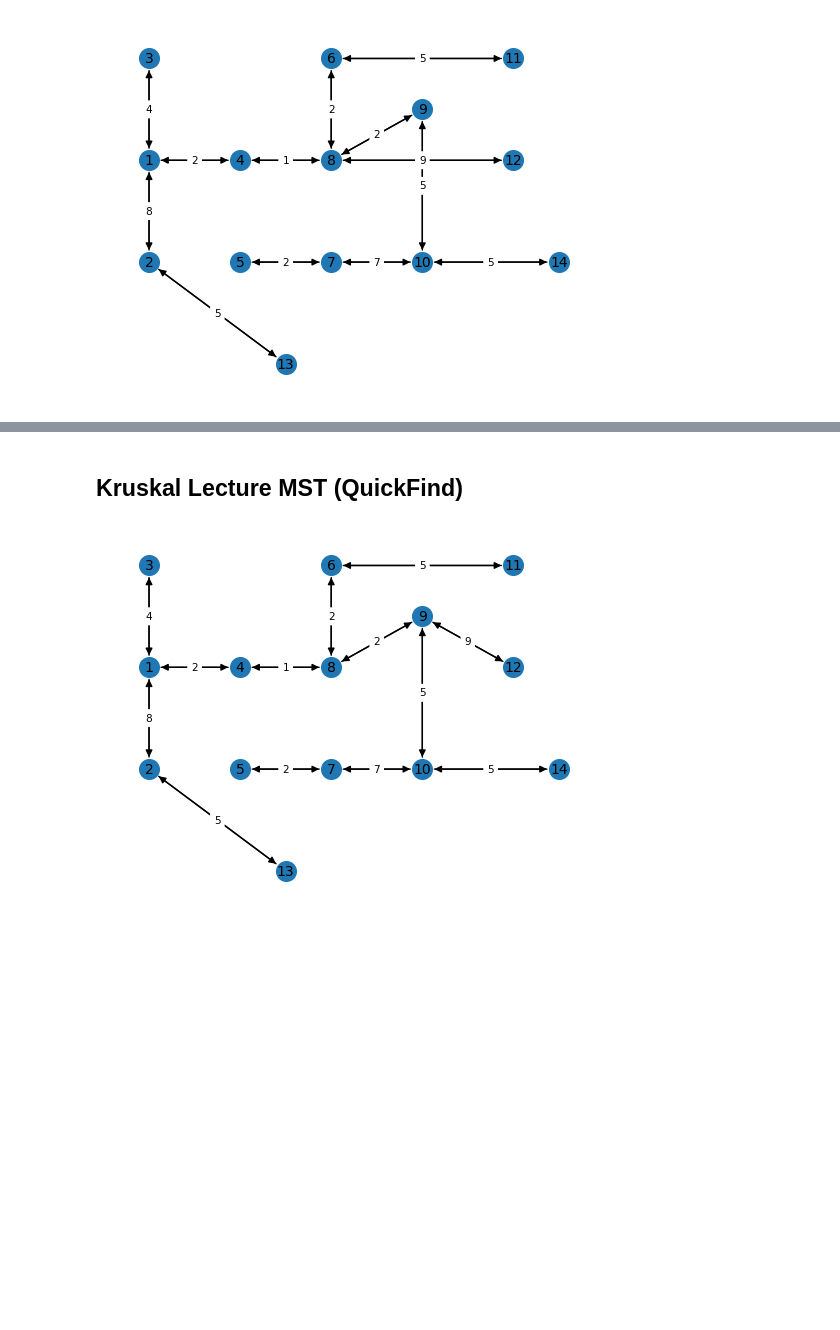
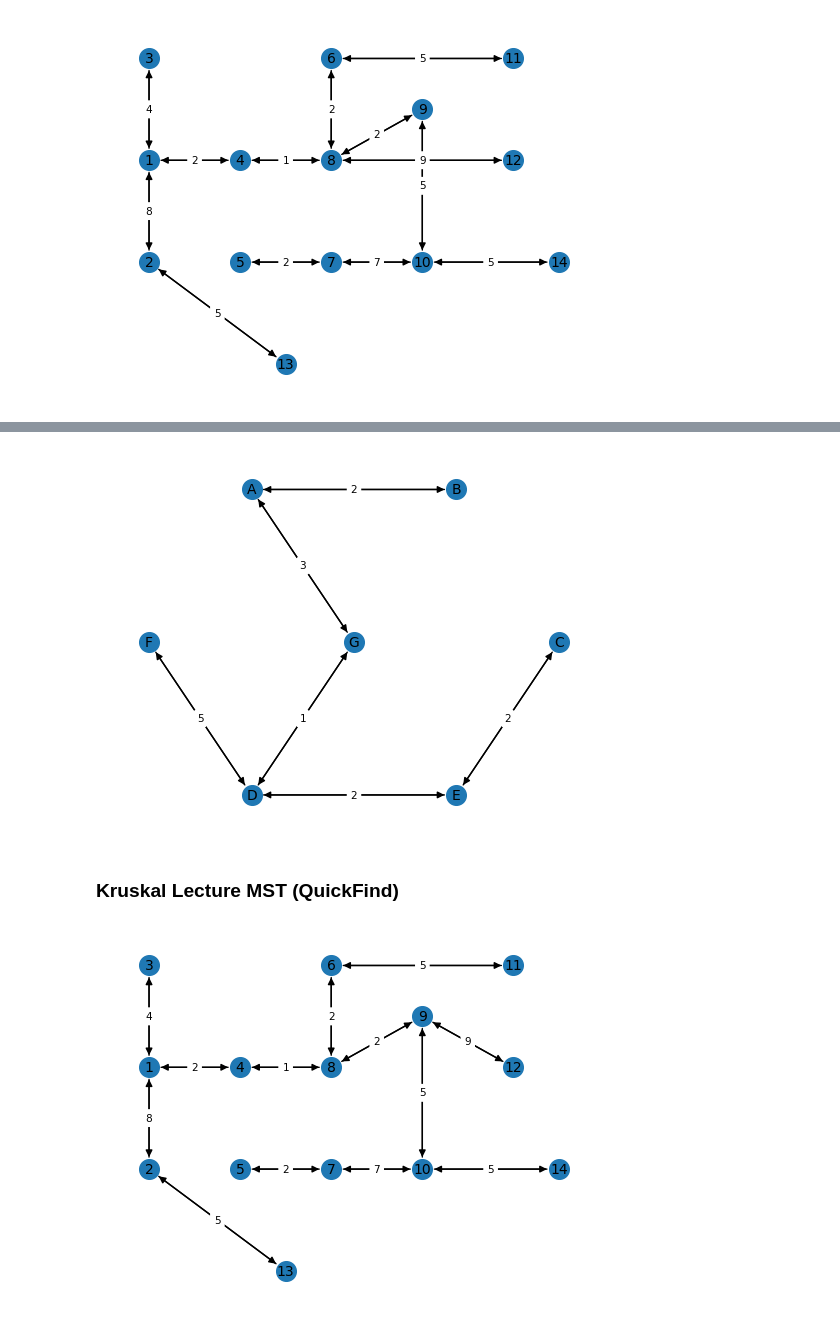
Before and after one commit to isaacchunn/algo-design-and-analysis, a Jupyter notebook: GraphFramework/Visualization/GraphVisualizer.ipynb, the cells around one changed output, grey strips where cells are left out. Saved outputs shown, nothing was run; the diff lists cells and outputs as text; code cells hidden in the pictures; blank space fills up the shorter version.

```diff
--- a/GraphFramework/Visualization/GraphVisualizer.ipynb
+++ b/GraphFramework/Visualization/GraphVisualizer.ipynb
@@ -293,5 +353,9 @@ plotLectureGraph("../data/Prim/Graphs/lecture_mst.csv")
+# %%
+plotTutorialGraph("../data/Prim/Graphs/tutorial_mst.csv")
+# %% [output]
+[figure, added]
 # %% [markdown]
-## Kruskal Lecture MST (QuickFind)
+### Kruskal Lecture MST (QuickFind)
 # %%
 plotLectureGraph("../data/Kruskal/Graphs/lecture_mst.csv")
 # %% [output]
```
Also changed, not shown: parts of 13 cells of this notebook, 6 other files.
